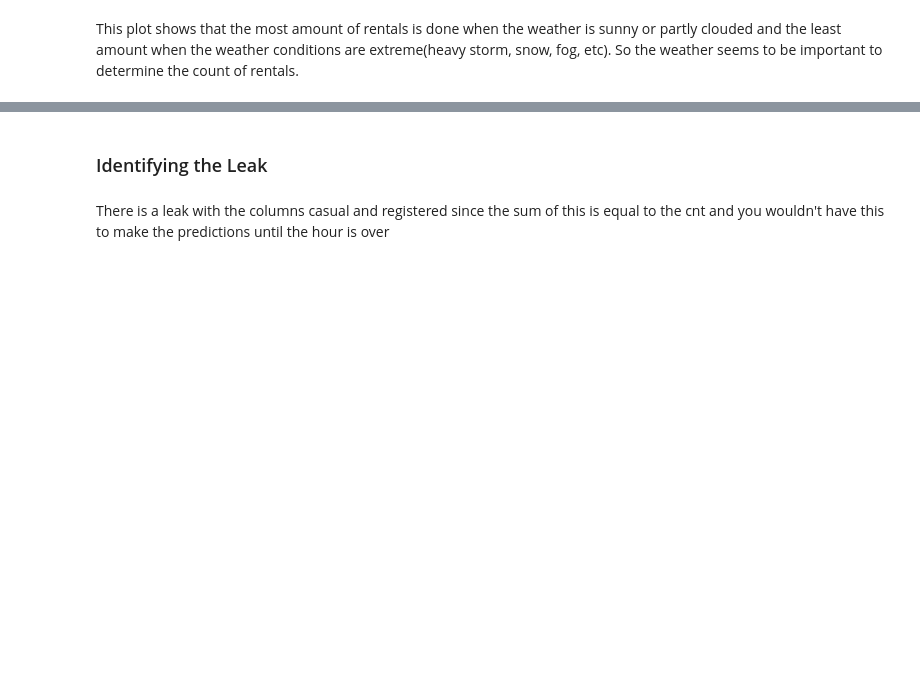
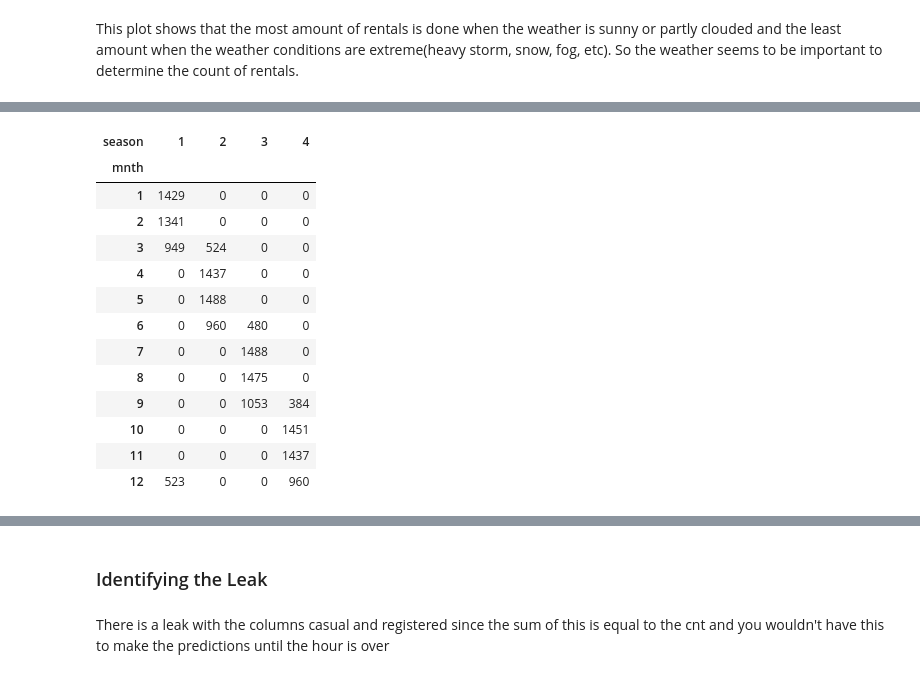
Before and after one commit to jmartinlusso/ml-sprint, a Jupyter notebook: practice/day02/bike.ipynb, the cells around one changed output, grey strips where cells are left out. Saved outputs shown, nothing was run; the diff lists cells and outputs as text; code cells hidden in the pictures; blank space fills up the shorter version.

```diff
--- a/practice/day02/bike.ipynb
+++ b/practice/day02/bike.ipynb
@@ -127,0 +119,17 @@ df_train_per_season.plot(kind='bar', figsize=(10,5), title="Average rentals by s
+# %%
+pd.crosstab(df["mnth"], df["season"])
+# %% [output]
+| season | 1 | 2 | 3 | 4 |
+| mnth |  |  |  |  |
+| 1 | 1429 | 0 | 0 | 0 |
+| 2 | 1341 | 0 | 0 | 0 |
+| 3 | 949 | 524 | 0 | 0 |
+| 4 | 0 | 1437 | 0 | 0 |
+| 5 | 0 | 1488 | 0 | 0 |
+| 6 | 0 | 960 | 480 | 0 |
+| 7 | 0 | 0 | 1488 | 0 |
+| 8 | 0 | 0 | 1475 | 0 |
+| 9 | 0 | 0 | 1053 | 384 |
+| 10 | 0 | 0 | 0 | 1451 |
+| 11 | 0 | 0 | 0 | 1437 |
+| 12 | 523 | 0 | 0 | 960 |
```
Also changed, not shown: parts of 13 cells of this notebook.
